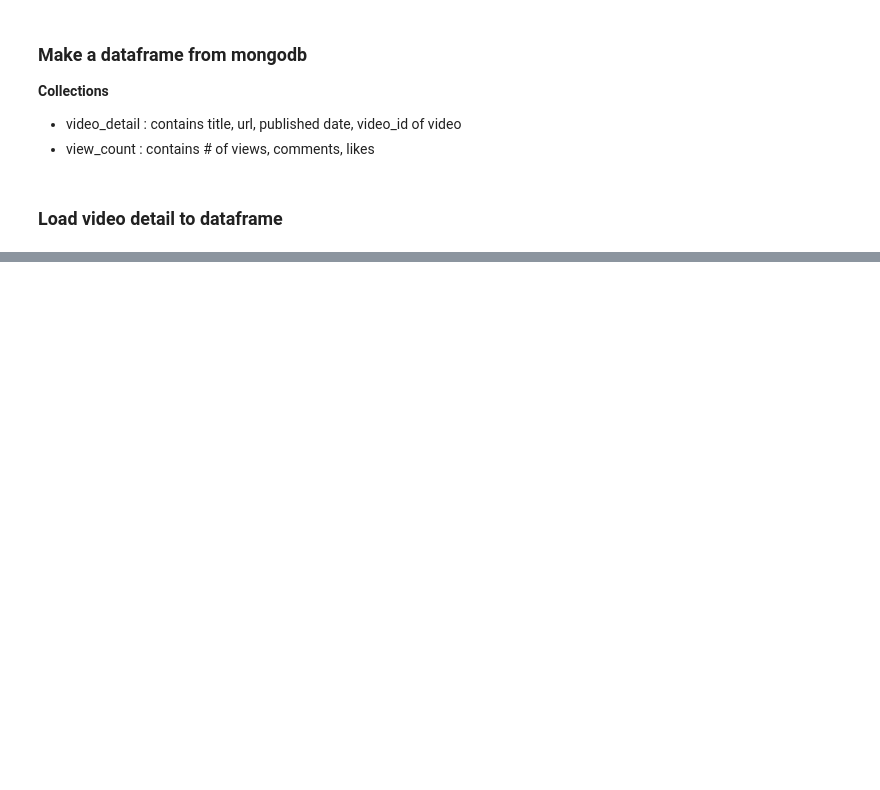
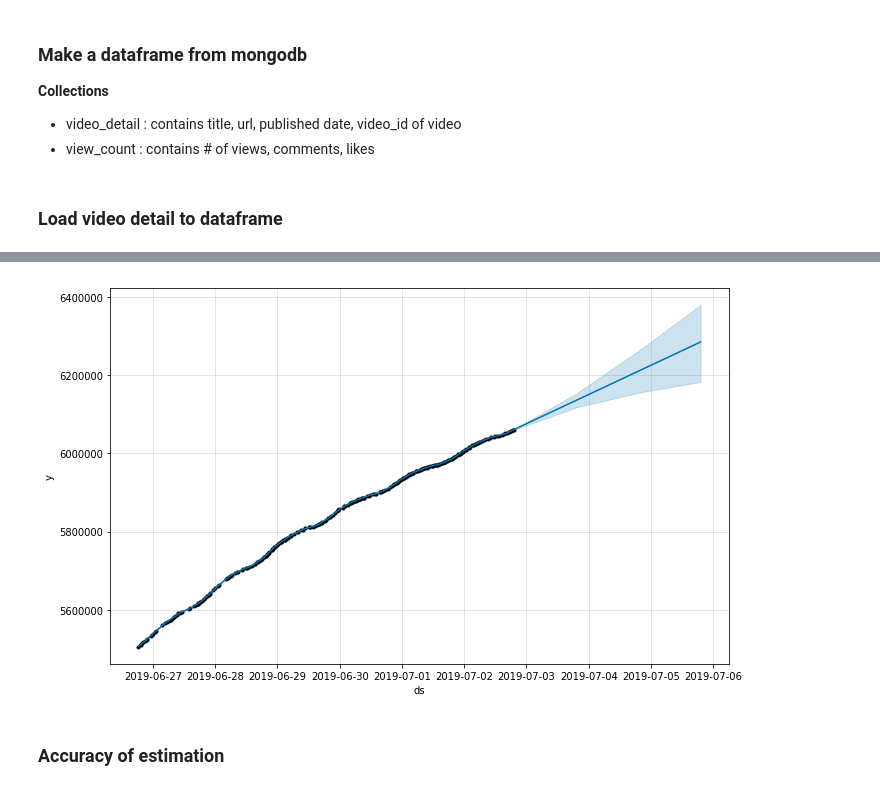
Before and after one commit to Teosoft7/hit_or_not, a Jupyter notebook: eda/eda_with_prophet.ipynb, the cells around one changed output, grey strips where cells are left out. Cells and saved outputs as stored; diff of their text form; code cells hidden in the pictures; blank space fills up the shorter version.

Commit message:
add prophet model and get video for index.html

```diff
--- a/eda/eda_with_prophet.ipynb
+++ b/eda/eda_with_prophet.ipynb
@@ -28,0 +51,5 @@ videos = [video for video in video_cur]
+# %%
+# prepare dataframe for Prophet
+est_df = df[['timestamp', 'view_count']]
+est_df.columns = ['ds', 'y']
+est_df.head()
@@ -28,0 +63,3 @@ videos = [video for video in video_cur]
+# %%
+# fit to model
+m.fit(est_df)
@@ -28,0 +70,4 @@ videos = [video for video in video_cur]
+# %%
+# make dataframe for estimatin after 3 days
+future = m.make_future_dataframe(periods=3)
+future.tail()
@@ -28,0 +81,3 @@ videos = [video for video in video_cur]
+# %%
+# perform predict
+forecast = m.predict(future)
@@ -28,0 +94,7 @@ videos = [video for video in video_cur]
+# %%
+# Draw a chart with forecast
+fig1 = m.plot(forecast)
+# %% [output]
+[figure, added]
+# %% [markdown]
+### Accuracy of estimation
```
Also changed, not shown: parts of 9 cells of this notebook, 8 other files.
